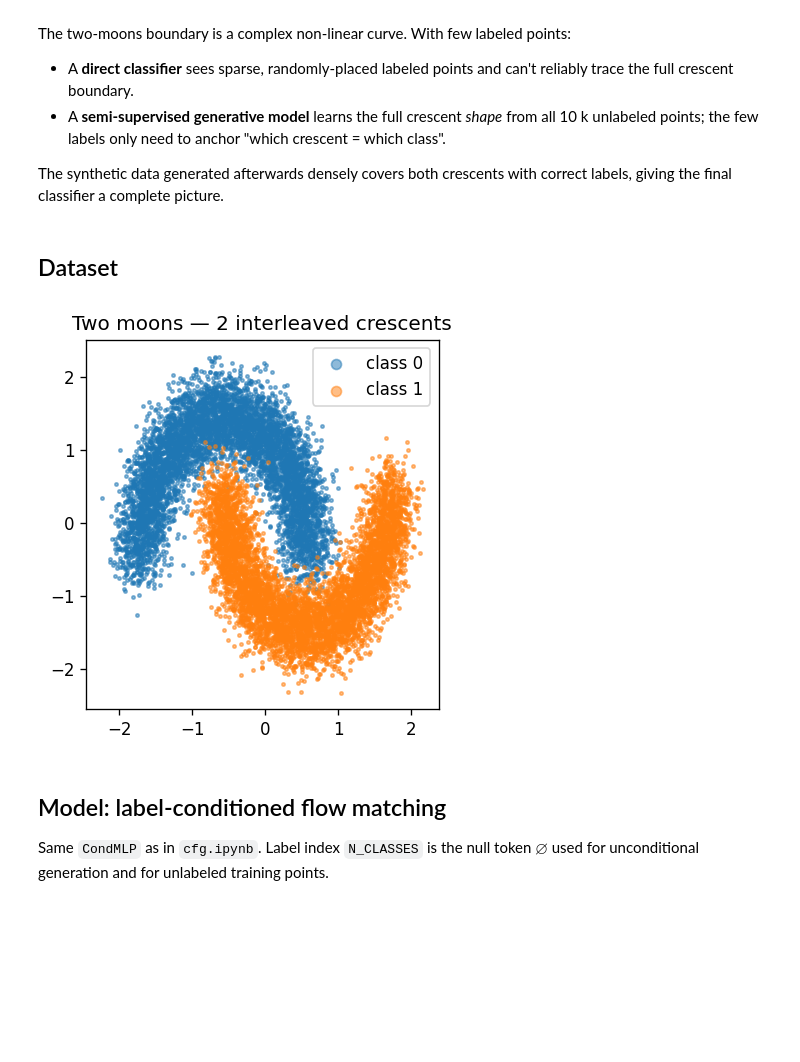
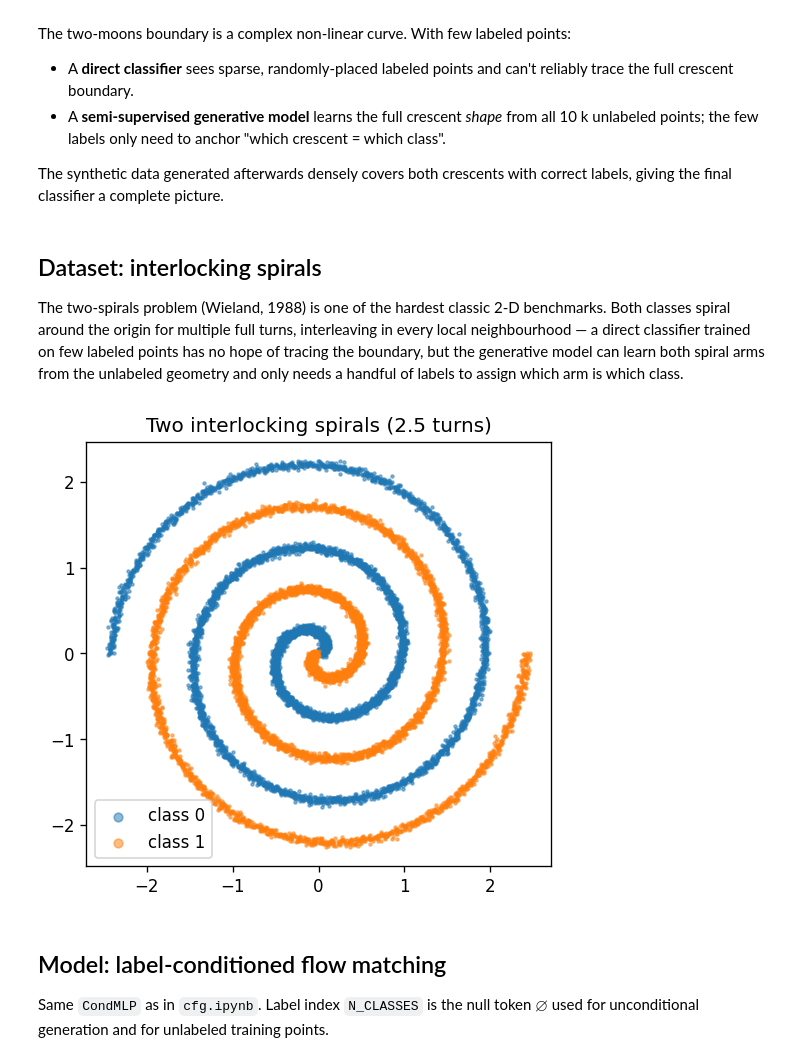
Before and after one commit to etienne87/diffusion_tutorials, a Jupyter notebook: notebooks/semi_supervised_with_cfg.ipynb, the cells around one changed output. Cells and saved outputs as stored; diff of their text form; code cells hidden in the pictures; blank space fills up the shorter version.

```diff
--- a/notebooks/semi_supervised_with_cfg.ipynb
+++ b/notebooks/semi_supervised_with_cfg.ipynb
@@ -40,25 +39,48 @@ np.random.seed(0)
 device  = 'cuda' if torch.cuda.is_available() else 'cpu'
 palette = plt.get_cmap('tab10')
 # %% [markdown]
-## Dataset
+## Dataset: interlocking spirals
+
+The two-spirals problem (Wieland, 1988) is one of the hardest classic 2-D benchmarks.
+Both classes spiral around the origin for multiple full turns, interleaving
+in every local neighbourhood — a direct classifier trained on few labeled points has
+no hope of tracing the boundary, but the generative model can learn both spiral arms
+from the unlabeled geometry and only needs a handful of labels to assign which arm is
+which class.
 # %%
 N_CLASSES = 2
-X, y = make_moons(n_samples=12000, noise=0.15, random_state=0)
+
+def make_spirals(n_samples=12000, n_turns=2.5, noise=0.01, random_state=0):
+    """Two interlocking Archimedean spirals offset by π."""
+    rng = np.random.default_rng(random_state)
+    n   = n_samples // 2
+    # evenly spaced angle from a small radius out to 1
+    theta = np.linspace(0.2, n_turns * 2 * np.pi, n)
+    r     = theta / (n_turns * 2 * np.pi)          # radius grows linearly
+    X0 = np.stack([ r * np.cos(theta),  r * np.sin(theta)], axis=1)
+    X1 = np.stack([-r * np.cos(theta), -r * np.sin(theta)], axis=1)   # offset by π
+    X  = np.vstack([X0, X1])
+    y  = np.hstack([np.zeros(n, dtype=int), np.ones(n, dtype=int)])
+    X += rng.normal(0, noise, X.shape)
+    idx = rng.permutation(len(X))
+    return X[idx], y[idx]
+
+X, y = make_spirals(n_samples=12000, n_turns=2.5, noise=0.01)
 X = (X - X.mean(0)) / X.std(0)
 
 train_x = torch.tensor(X, dtype=torch.float32)
 train_y = torch.tensor(y, dtype=torch.long)
 
-fig, ax = plt.subplots(figsize=(6, 4), dpi=120)
+fig, ax = plt.subplots(figsize=(5, 5), dpi=120)
 for k in range(N_CLASSES):
     m = (y == k)
-    ax.scatter(X[m, 0], X[m, 1], s=4, label=f'class {k}', alpha=0.5, color=palette(k))
+    ax.scatter(X[m, 0], X[m, 1], s=3, label=f'class {k}', alpha=0.5, color=palette(k))
 ax.set_aspect('equal')
 ax.legend(markerscale=3)
-ax.set_title('Two moons — 2 interleaved crescents')
+ax.set_title('Two interlocking spirals (2.5 turns)')
 plt.show()
 # %% [output]
-[figure, old version]
+[figure, new version]
 # %% [markdown]
 ## Model: label-conditioned flow matching
 
```
Also changed, not shown: parts of 7 cells of this notebook, 4 other files.
